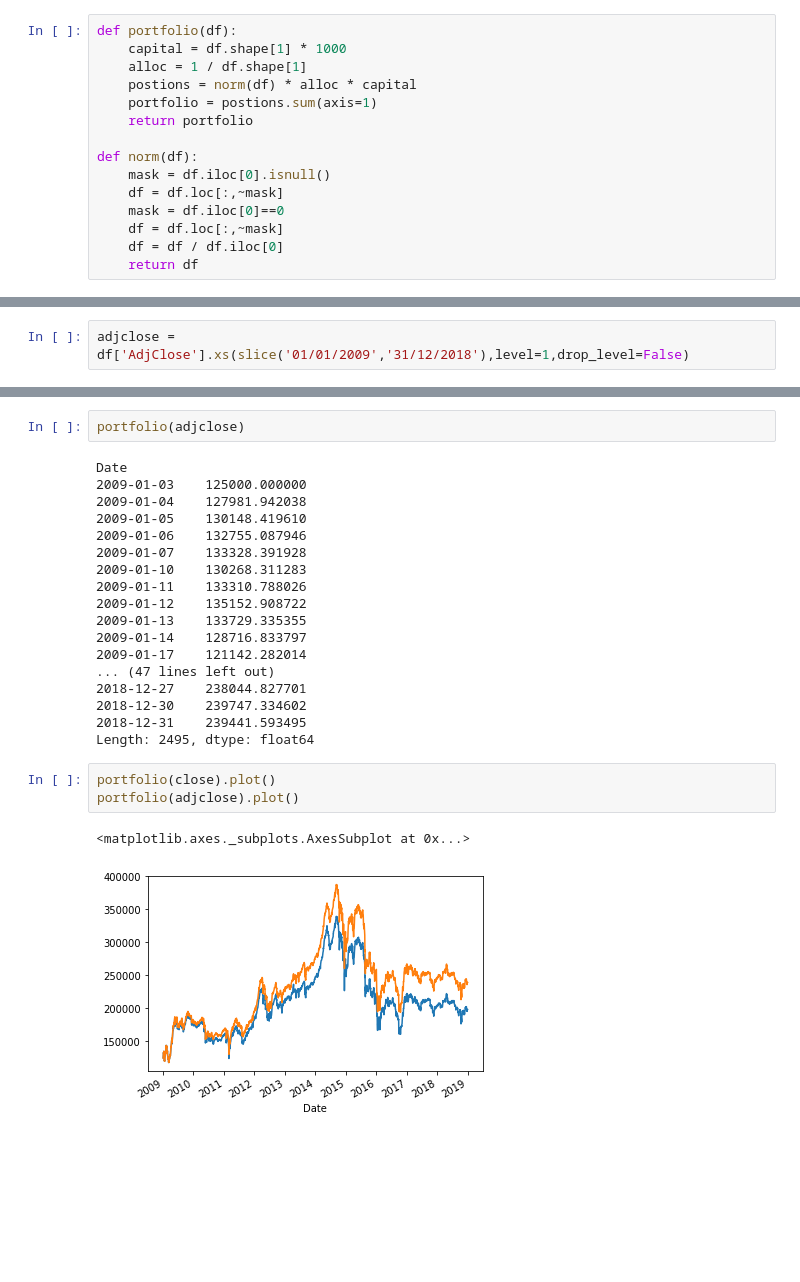
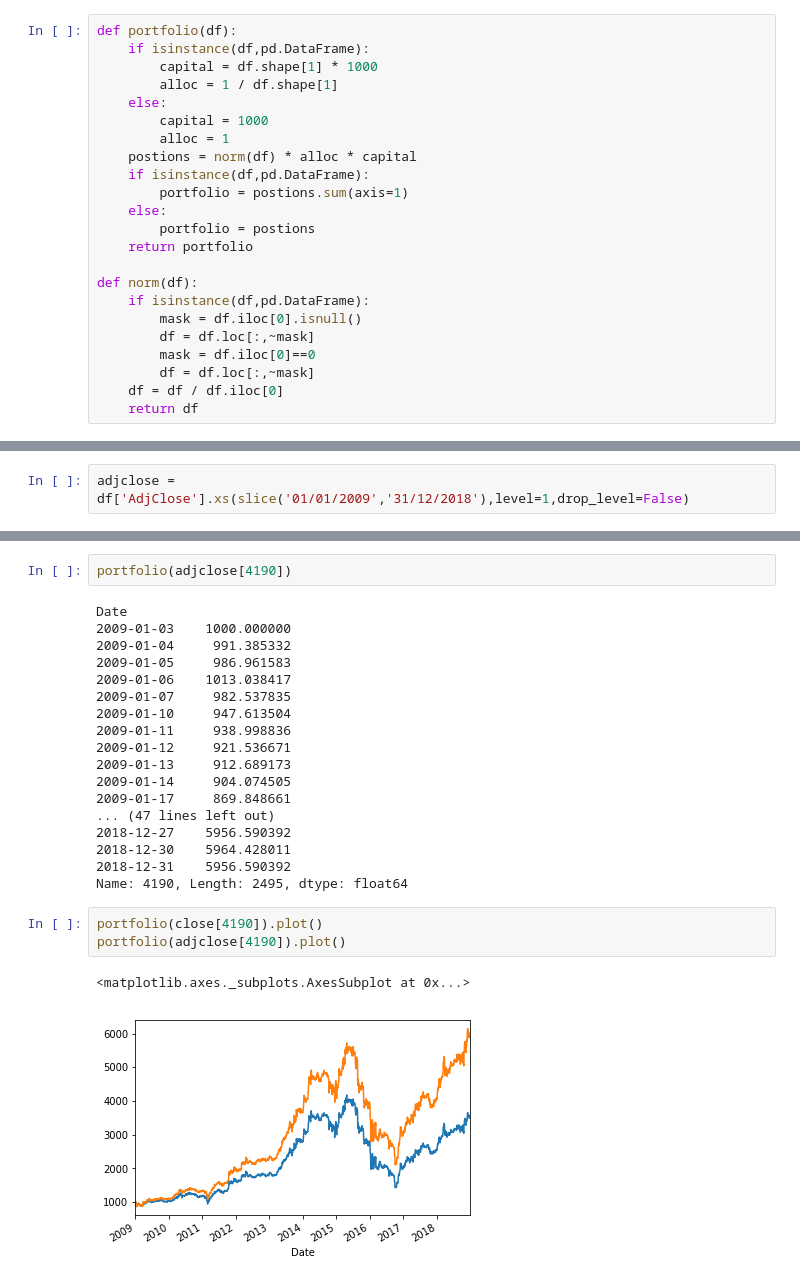
Before and after one commit to abonaser87/StocksHistoricalData, a Jupyter notebook: Backtest.ipynb, the cells around one changed output, grey strips where cells are left out. Drawn from its saved outputs; the diff is of its cells as text; blank space fills up the shorter version.

```diff
--- a/Backtest.ipynb
+++ b/Backtest.ipynb
@@ -116,16 +116,24 @@ port_2006.head()
 5 rows × 125 columns
 # %%
 def portfolio(df):
-    capital = df.shape[1] * 1000
-    alloc = 1 / df.shape[1]
+    if isinstance(df,pd.DataFrame):
+        capital = df.shape[1] * 1000
+        alloc = 1 / df.shape[1]
+    else:
+        capital = 1000
+        alloc = 1
     postions = norm(df) * alloc * capital
-    portfolio = postions.sum(axis=1)
+    if isinstance(df,pd.DataFrame):
+        portfolio = postions.sum(axis=1)
+    else:
+        portfolio = postions
     return portfolio
 
 def norm(df):
-    mask = df.iloc[0].isnull()
-    df = df.loc[:,~mask]
-    mask = df.iloc[0]==0
-    df = df.loc[:,~mask]
+    if isinstance(df,pd.DataFrame):
+        mask = df.iloc[0].isnull()
+        df = df.loc[:,~mask]
+        mask = df.iloc[0]==0
+        df = df.loc[:,~mask]
     df = df / df.iloc[0]
     return df
@@ -196,26 +200,26 @@ Length: 2495, dtype: float64
 # %%
-portfolio(adjclose)
+portfolio(adjclose[4190])
 # %% [output]
 Date
-2009-01-03    125000.000000
-2009-01-04    127981.942038
-2009-01-05    130148.419610
-2009-01-06    132755.087946
-2009-01-07    133328.391928
-2009-01-10    130268.311283
-2009-01-11    133310.788026
-2009-01-12    135152.908722
-2009-01-13    133729.335355
-2009-01-14    128716.833797
-2009-01-17    121142.282014
+2009-01-03    1000.000000
+2009-01-04     991.385332
+2009-01-05     986.961583
+2009-01-06    1013.038417
+2009-01-07     982.537835
+2009-01-10     947.613504
+2009-01-11     938.998836
+2009-01-12     921.536671
+2009-01-13     912.689173
+2009-01-14     904.074505
+2009-01-17     869.848661
 ... (47 lines left out)
-2018-12-27    238044.827701
-2018-12-30    239747.334602
-2018-12-31    239441.593495
-Length: 2495, dtype: float64
+2018-12-27    5956.590392
+2018-12-30    5964.428011
+2018-12-31    5956.590392
+Name: 4190, Length: 2495, dtype: float64
 # %%
-portfolio(close).plot()
-portfolio(adjclose).plot()
+portfolio(close[4190]).plot()
+portfolio(adjclose[4190]).plot()
 # %% [output]
 <matplotlib.axes._subplots.AxesSubplot at 0x...>
-[figure, old version]
+[figure, new version]
```
Also changed, not shown: parts of 5 cells of this notebook, 1 other file.
